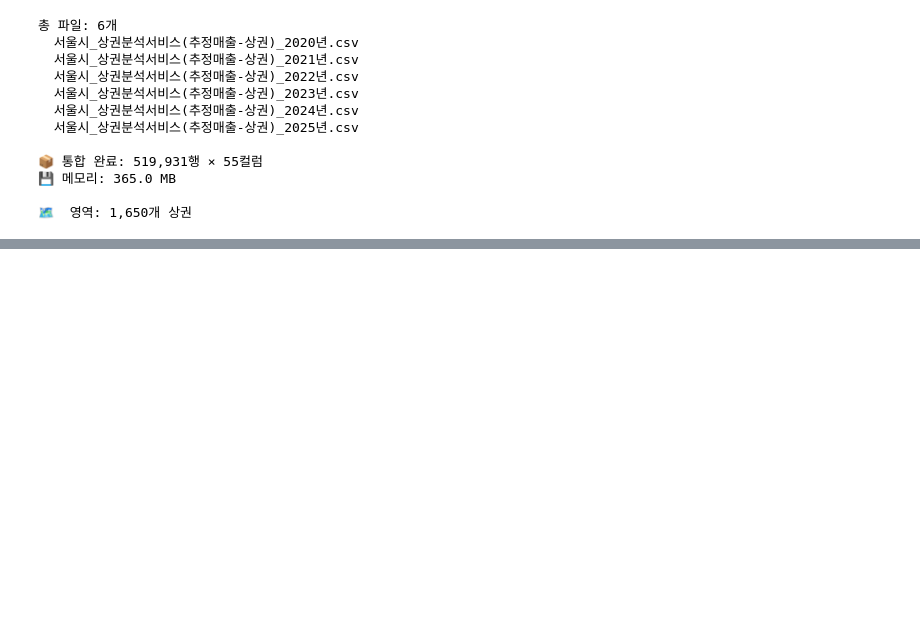
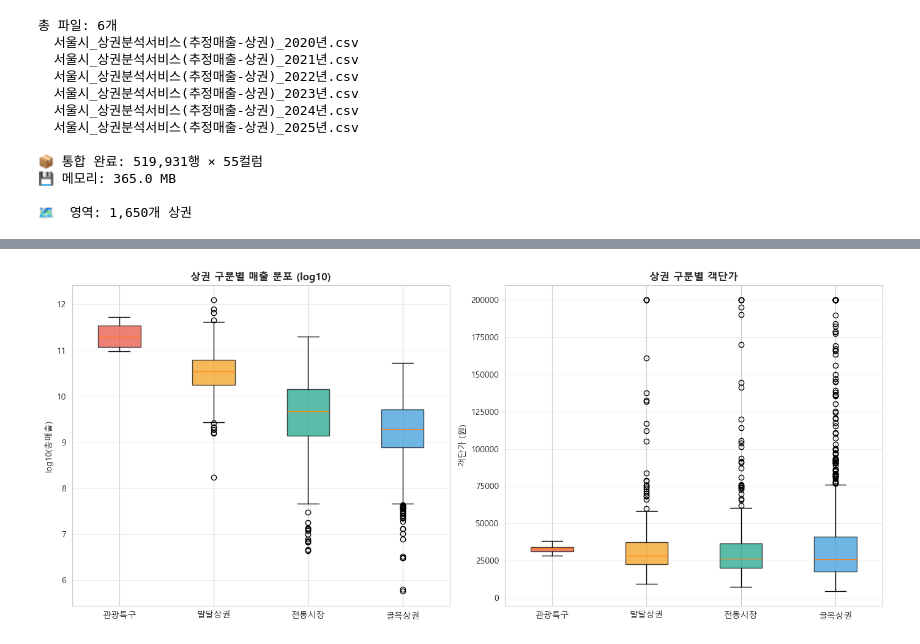
Before and after one commit to sonjiwoo-creator/seouldf, a Jupyter notebook: main.ipynb, the cells around one changed output, grey strips where cells are left out. Saved outputs shown, nothing was run; the diff lists cells and outputs as text; code cells hidden in the pictures; blank space fills up the shorter version.

```diff
--- a/main.ipynb
+++ b/main.ipynb
@@ -173,0 +434,18 @@ print(f'\n🗺  영역: {len(area):,}개 상권')
+# %%
+# 최신 분기로 필터 후 상권 단위 집계
+latest = sales_area[sales_area['기준_년분기_코드']==LATEST_QUARTER]
+
+상권집계 = latest.groupby(
+    ['상권_코드','상권_코드_명','상권_구분_코드_명','자치구_코드_명']
+).agg(
+    총매출=('당월_매출_금액','sum'),
+    총건수=('당월_매출_건수','sum'),
+    업종수=('서비스_업종_코드','nunique'),
+).reset_index()
+
+상권집계['객단가'] = 상권집계['총매출'] / 상권집계['총건수']
+상권집계['log_매출'] = np.log10(상권집계['총매출'].clip(lower=1))
+상권집계['총매출_억'] = (상권집계['총매출']/1e8).round(1)
+
+print(f'분석 대상 상권: {len(상권집계):,}개')
+상권집계.head()
@@ -173,0 +482,29 @@ print(f'\n🗺  영역: {len(area):,}개 상권')
+# %%
+# 박스플롯: 상권 구분별 매출 vs 객단가
+순서 = ['관광특구','발달상권','전통시장','골목상권']
+colors = ['#E74C3C','#F39C12','#16A085','#3498DB']
+
+fig, axes = plt.subplots(1, 2, figsize=(14, 6))
+
+# (1) 매출 분포 (로그)
+data1 = [상권집계[상권집계['상권_구분_코드_명']==g]['log_매출'].values for g in 순서]
+bp1 = axes[0].boxplot(data1, labels=순서, patch_artist=True)
+for patch, c in zip(bp1['boxes'], colors):
+    patch.set_facecolor(c); patch.set_alpha(0.7)
+axes[0].set_title('상권 구분별 매출 분포 (log10)', fontweight='bold')
+axes[0].set_ylabel('log10(총매출)')
+axes[0].grid(axis='y', alpha=0.3)
+
+# (2) 객단가 (200,000원 캡 - 이상치 가시성 향상)
+data2 = [상권집계[상권집계['상권_구분_코드_명']==g]['객단가'].clip(upper=200000).values for g in 순서]
+bp2 = axes[1].boxplot(data2, labels=순서, patch_artist=True)
+for patch, c in zip(bp2['boxes'], colors):
+    patch.set_facecolor(c); patch.set_alpha(0.7)
+axes[1].set_title('상권 구분별 객단가', fontweight='bold')
+axes[1].set_ylabel('객단가 (원)')
+axes[1].grid(axis='y', alpha=0.3)
+
+plt.tight_layout()
+plt.show()
+# %% [output]
+[figure, added]
```
Also changed, not shown: parts of 40 cells of this notebook.
